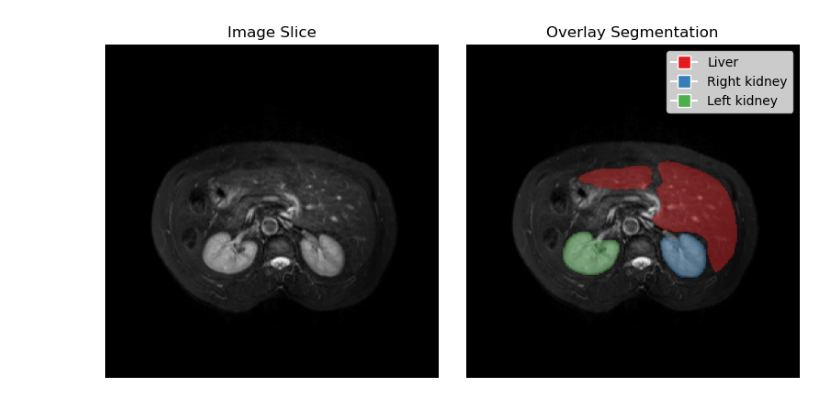
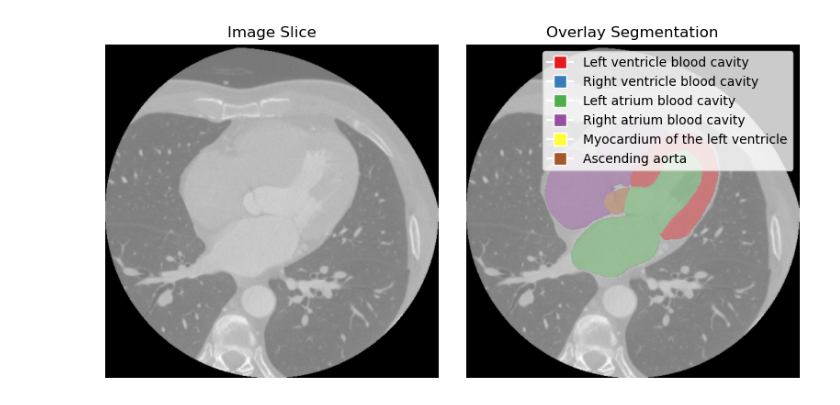
Before and after one commit to parmigggiana/xai, a Jupyter notebook: visualize_dataset_sample.ipynb, the cells around one changed output. Saved outputs shown, nothing was run; the diff lists cells and outputs as text; code cells hidden in the pictures.

Commit message:
add mmwhs

```diff
--- a/visualize_dataset_sample.ipynb
+++ b/visualize_dataset_sample.ipynb
@@ -47,16 +1,14 @@ visualize_3d(dataloader, sample_index=1, dataset_name=DATASET)
 # %%
 from src.datasets.registry import get_dataset
 
-chaos = get_dataset('CHAOS', domain='MRI', location='data/CHAOS/')
+chaos = get_dataset('MMWHS', domain='CT', location='data/MM-WHS/')
-# %%
-from src.visualization import visualize_sample_slice, visualize_sample, visualize_3d
-for i, sample in enumerate(chaos.train_loader):
-    if i == 0:
-        visualize_sample_slice(sample, dataset_name="CHAOS_MRI", flip_axis=1)
-        visualize_3d(sample, dataset_name="CHAOS_MRI", flip_axis=2)
-        break
-# sample = chaos.train_loader[0]
-# visualize_sample_slice(sample, dataset_name="CHAOS_MRI")
-# visualize_3d(sample, dataset_name="CHAOS_MRI")
-# %% [output]
-[figure, removed]
+# %%
+idx = 0
+assert idx < len(chaos.train_dataset), f"Index {idx} is out of bounds for the dataset."
+for i, sample in enumerate(chaos.train_loader):
+    if i == idx:
+        chaos.visualize_sample_slice(sample)
+        chaos.visualize_3d(sample)
+        break
+# %% [output]
+[figure, added]
```
Also changed, not shown: parts of 3 cells of this notebook, 6 other files.
